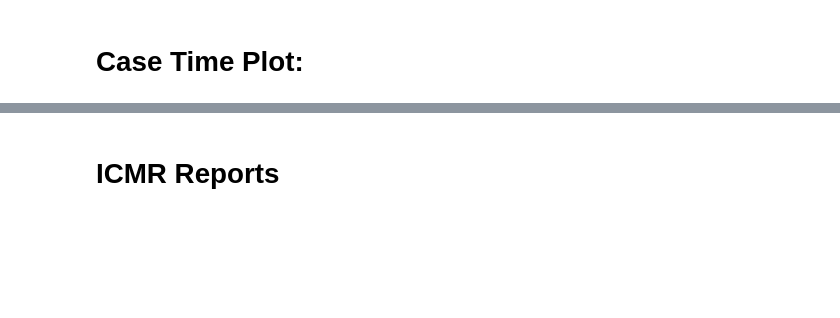
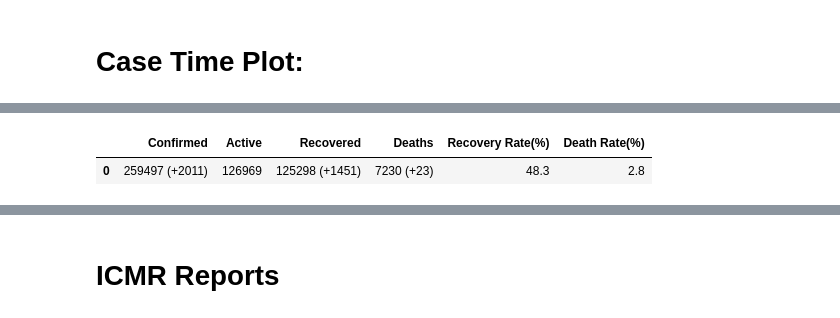
Before and after one commit to sudo-rajarshi/covid19indialive, a Jupyter notebook: Covid'19-API_Data-Train-MULP.ipynb, the cells around one changed output, grey strips where cells are left out. Cells and saved outputs as stored; diff of their text form; code cells hidden in the pictures; blank space fills up the shorter version.

```diff
--- a/Covid'19-API_Data-Train-MULP.ipynb
+++ b/Covid'19-API_Data-Train-MULP.ipynb
@@ -247,0 +190,9 @@ Text(0.5, 0.91, "Real Time Trend analysis of Covid'19 in Non-Uniform Scale")
+# %%
+total_data = {'Confirmed':str(confirmed_list[0]) + ' (+' + str(deltaconfirmed_list[0]) + ')', 'Active':active[0], 'Recovered':str(recovered_list[0]) + ' (+' + str(deltarecovered_list[0]) + ')', 'Deaths':str(deaths_list[0]) + ' (+' + str(deltadeaths_list[0]) + ')', 'Recovery Rate(%)':recovery_rate_list[0], 'Death Rate(%)':death_rate_list[0]}
+df_total_data = pd.DataFrame(total_data, index=[0])
+df_total_data.to_csv('total_data.csv')
+df_total_data.to_html('total_data.html', border=0, justify = 'center', index=False, escape=False)
+df_total_data
+# %% [output]
+|  | Confirmed | Active | Recovered | Deaths | Recovery Rate(%) | Death Rate(%) |
+| 0 | 259497 (+2011) | 126969 | 125298 (+1451) | 7230 (+23) | 48.3 | 2.8 |
```
Also changed, not shown: parts of 91 cells of this notebook.
